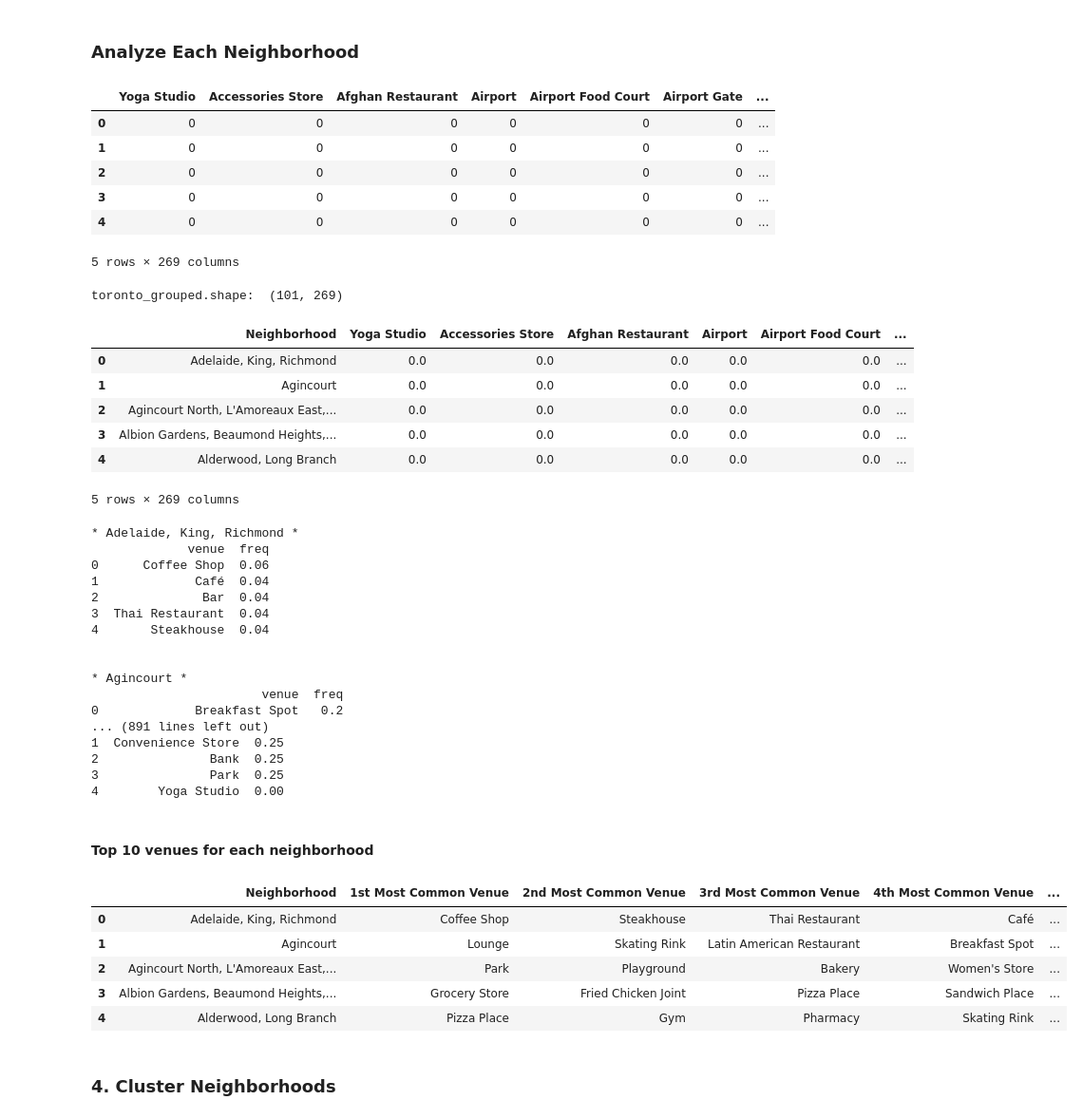
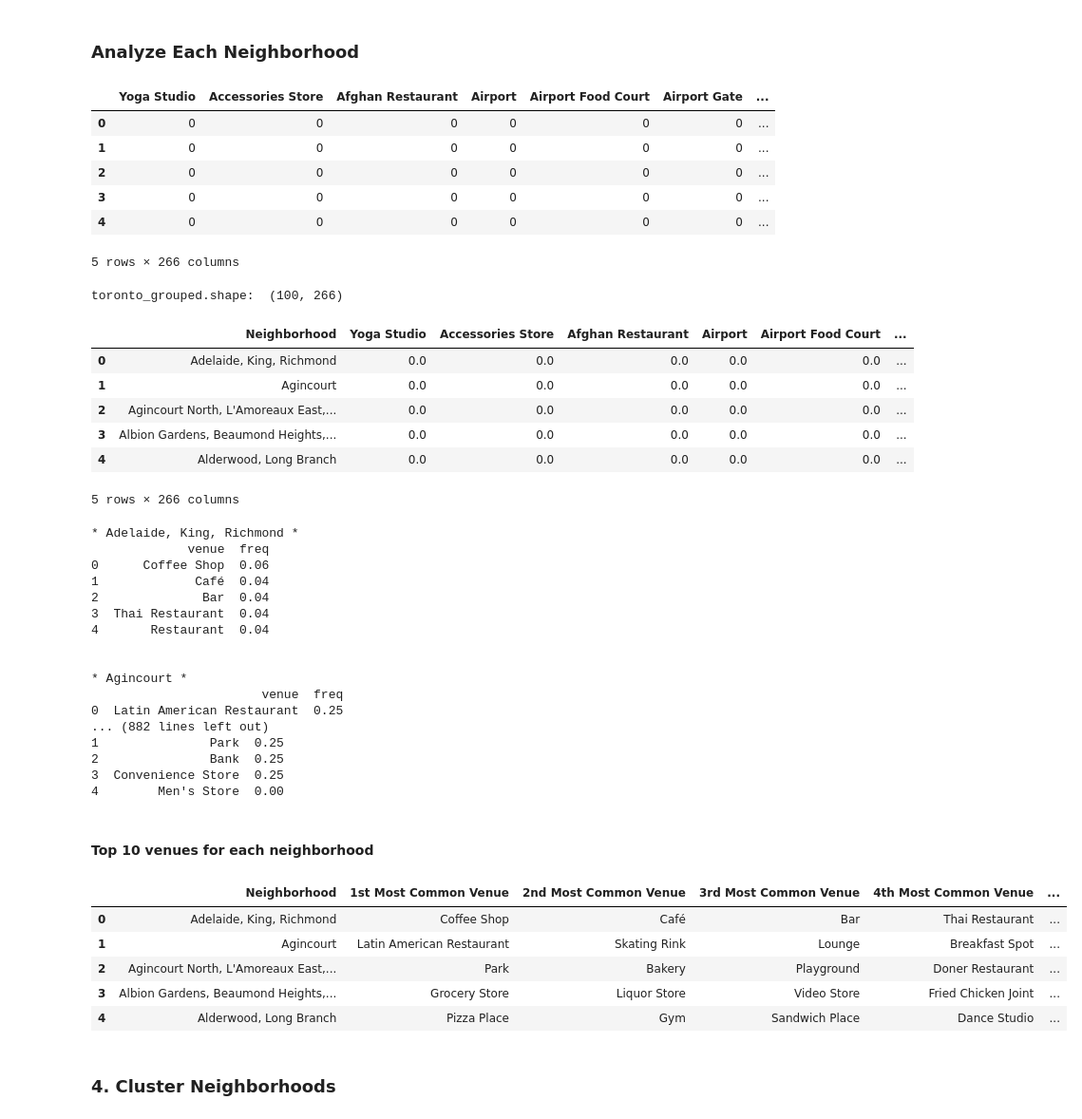
Before and after one commit to savamo/Coursera_Capstone, a Jupyter notebook: Week3 - Peer-graded Assignment.ipynb, the cells around one changed output. Shown: that part at 95% size. Cells and saved outputs as stored; diff of their text form; code cells hidden in the pictures.

Commit message:
Published from Watson Studio.

```diff
--- a/Week3 - Peer-graded Assignment.ipynb
+++ b/Week3 - Peer-graded Assignment.ipynb
@@ -10,3 +28,8 @@ Applied Data Science Capstone - Week 3 - Segmenting and Clustering Neighborhoods
+# %%
+CLIENT_ID = 'P3ST2DNORPJI4CFEP1PCHSDTP3GZVNV3DZYXFIVMIWZ140NM' # your Foursquare ID
+CLIENT_SECRET = 'YQL53TVB4HMBT2PFVX0O3AGMPQDF4XHPA2WJMBCJTFAWPHKC' # your Foursquare Secret
+VERSION = '20180605' # Foursquare API version
+LIMIT = 100
 # %%
 import requests
 import pandas as pd
@@ -93,6 +119,7 @@ df = df_list[0]
 
 # clean the data
 df = df[df['Borough'] != 'Not assigned']
+df = df[df['Neighbourhood'] != 'Not assigned']
 df.reset_index(inplace=True)
 df = df[['Postcode', 'Borough', 'Neighbourhood']]
 
@@ -226,7 +253,7 @@ toronto_onehot.head()
 | 2 | 0 | 0 | 0 | 0 | 0 | 0 | ... |
 | 3 | 0 | 0 | 0 | 0 | 0 | 0 | ... |
 | 4 | 0 | 0 | 0 | 0 | 0 | 0 | ... |
-5 rows × 269 columns
+5 rows × 266 columns
 # %%
 #ddd = manhattan_grouped[manhattan_grouped.Neighborhood == 'Parkwoods']
 #ddd[['Neighborhood', 'Food & Drink Shop', 'Park', 'Coffee Shop']]
@@ -235,20 +262,20 @@ toronto_grouped = toronto_onehot.groupby('Neighborhood').mean().reset_index()
 print('toronto_grouped.shape: ',toronto_grouped.shape)
 toronto_grouped.head()
 # %% [output]
-toronto_grouped.shape:  (101, 269)
+toronto_grouped.shape:  (100, 266)
 |  | Neighborhood | Yoga Studio | Accessories Store | Afghan Restaurant | Airport | Airport Food Court | ... |
 | 0 | Adelaide, King, Richmond | 0.0 | 0.0 | 0.0 | 0.0 | 0.0 | ... |
 | 1 | Agincourt | 0.0 | 0.0 | 0.0 | 0.0 | 0.0 | ... |
 | 2 | Agincourt North, L'Amoreaux East,... | 0.0 | 0.0 | 0.0 | 0.0 | 0.0 | ... |
 | 3 | Albion Gardens, Beaumond Heights,... | 0.0 | 0.0 | 0.0 | 0.0 | 0.0 | ... |
 | 4 | Alderwood, Long Branch | 0.0 | 0.0 | 0.0 | 0.0 | 0.0 | ... |
-5 rows × 269 columns
+5 rows × 266 columns
 # %%
 num_top_venues = 5
 
 for hood in toronto_grouped['Neighborhood']:
     print("* " + hood + " *")
-    temp = toronto_grouped[manhattan_grouped['Neighborhood'] == hood].T.reset_index()
+    temp = toronto_grouped[toronto_grouped['Neighborhood'] == hood].T.reset_index()
     temp.columns = ['venue','freq']
     temp = temp.iloc[1:]
     temp['freq'] = temp['freq'].astype(float)
@@ -262,47 +289,47 @@ for hood in toronto_grouped['Neighborhood']:
 1             Café  0.04
 2              Bar  0.04
 3  Thai Restaurant  0.04
-4       Steakhouse  0.04
+4       Restaurant  0.04
 
 
 * Agincourt *
                        venue  freq
-0             Breakfast Spot   0.2
-... (891 lines left out)
-1  Convenience Store  0.25
+0  Latin American Restaurant  0.25
+... (882 lines left out)
+1               Park  0.25
 2               Bank  0.25
-3               Park  0.25
-4        Yoga Studio  0.00
+3  Convenience Store  0.25
+4        Men's Store  0.00
 # %% [markdown]
 ####  Top 10 venues for each neighborhood
 # %%
 num_top_venues = 10
 
 indicators = ['st', 'nd', 'rd']
 
 # create columns according to number of top venues
 columns = ['Neighborhood']
 for ind in np.arange(num_top_venues):
     try:
         columns.append('{}{} Most Common Venue'.format(ind+1, indicators[ind]))
     except:
         columns.append('{}th Most Common Venue'.format(ind+1))
 
 # create a new dataframe
 neighborhoods_venues_sorted = pd.DataFrame(columns=columns)
 neighborhoods_venues_sorted['Neighborhood'] = toronto_grouped['Neighborhood']
 
-for ind in np.arange(manhattan_grouped.shape[0]):
+for ind in np.arange(toronto_grouped.shape[0]):
     neighborhoods_venues_sorted.iloc[ind, 1:] = return_most_common_venues(toronto_grouped.iloc[ind, :], num_top_venues)
 
 neighborhoods_venues_sorted.head()
 # %% [output]
 |  | Neighborhood | 1st Most Common Venue | 2nd Most Common Venue | 3rd Most Common Venue | 4th Most Common Venue | ... |
-| 0 | Adelaide, King, Richmond | Coffee Shop | Steakhouse | Thai Restaurant | Café | ... |
-| 1 | Agincourt | Lounge | Skating Rink | Latin American Restaurant | Breakfast Spot | ... |
-| 2 | Agincourt North, L'Amoreaux East,... | Park | Playground | Bakery | Women's Store | ... |
-| 3 | Albion Gardens, Beaumond Heights,... | Grocery Store | Fried Chicken Joint | Pizza Place | Sandwich Place | ... |
-| 4 | Alderwood, Long Branch | Pizza Place | Gym | Pharmacy | Skating Rink | ... |
+| 0 | Adelaide, King, Richmond | Coffee Shop | Café | Bar | Thai Restaurant | ... |
+| 1 | Agincourt | Latin American Restaurant | Skating Rink | Lounge | Breakfast Spot | ... |
+| 2 | Agincourt North, L'Amoreaux East,... | Park | Bakery | Playground | Doner Restaurant | ... |
+| 3 | Albion Gardens, Beaumond Heights,... | Grocery Store | Liquor Store | Video Store | Fried Chicken Joint | ... |
+| 4 | Alderwood, Long Branch | Pizza Place | Gym | Sandwich Place | Dance Studio | ... |
 # %% [markdown]
 ### 4. Cluster Neighborhoods
 # %%
```
Also changed, not shown: parts of 21 cells of this notebook.
